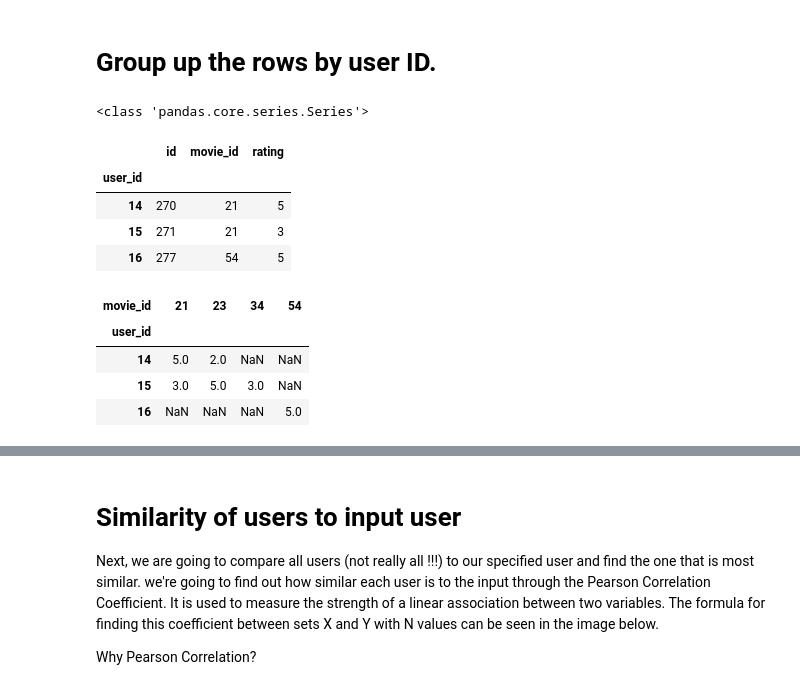
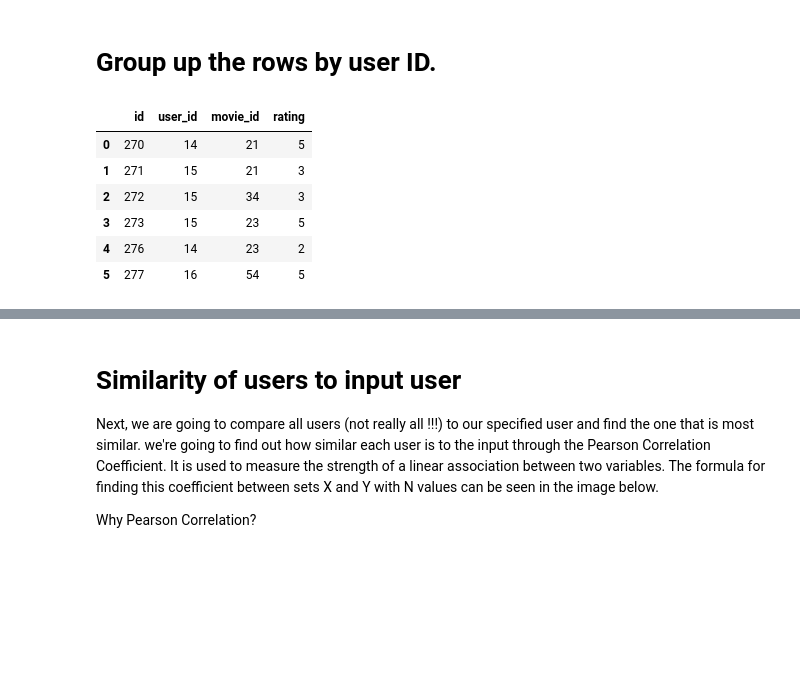
Before and after one commit to phokhaing/web_moview_recommendation_system, a Jupyter notebook: ml_algorithms.ipynb, the cells around one changed output, grey strips where cells are left out. Cells and saved outputs as stored; diff of their text form; code cells hidden in the pictures; blank space fills up the shorter version.

```diff
--- a/ml_algorithms.ipynb
+++ b/ml_algorithms.ipynb
@@ -53,26 +52,13 @@ movie_rating.head()
 # Group up the rows by user ID.
 # %%
 #Groupby creates several sub dataframes where they all have the same value in the column specified as the parameter
-print (type(movie_rating['user_id']))
-
-# user_group_rating = movie_rating.sort_values(by='user_id')
 user_group_rating = movie_rating.groupby('user_id')
-
-user_group_rating.first()
-# user_group_rating.get_group(2)
+user_group_rating.head()
 # %% [output]
-<class 'pandas.core.series.Series'>
-|  | id | movie_id | rating |
-| user_id |  |  |  |
-| 14 | 270 | 21 | 5 |
-| 15 | 271 | 21 | 3 |
-| 16 | 277 | 54 | 5 |
+|  | id | user_id | movie_id | rating |
+| 0 | 270 | 14 | 21 | 5 |
+| 1 | 271 | 15 | 21 | 3 |
+| 2 | 272 | 15 | 34 | 3 |
+| 3 | 273 | 15 | 23 | 5 |
+| 4 | 276 | 14 | 23 | 2 |
+| 5 | 277 | 16 | 54 | 5 |
-# %%
-userRatings = movie_rating.pivot_table(index=['user_id'],columns=['movie_id'],values='rating')
-userRatings.head()
-# %% [output]
-| movie_id | 21 | 23 | 34 | 54 |
-| user_id |  |  |  |  |
-| 14 | 5.0 | 2.0 | NaN | NaN |
-| 15 | 3.0 | 5.0 | 3.0 | NaN |
-| 16 | NaN | NaN | NaN | 5.0 |
```
Also changed, not shown: parts of 28 cells of this notebook, 3 other files.
